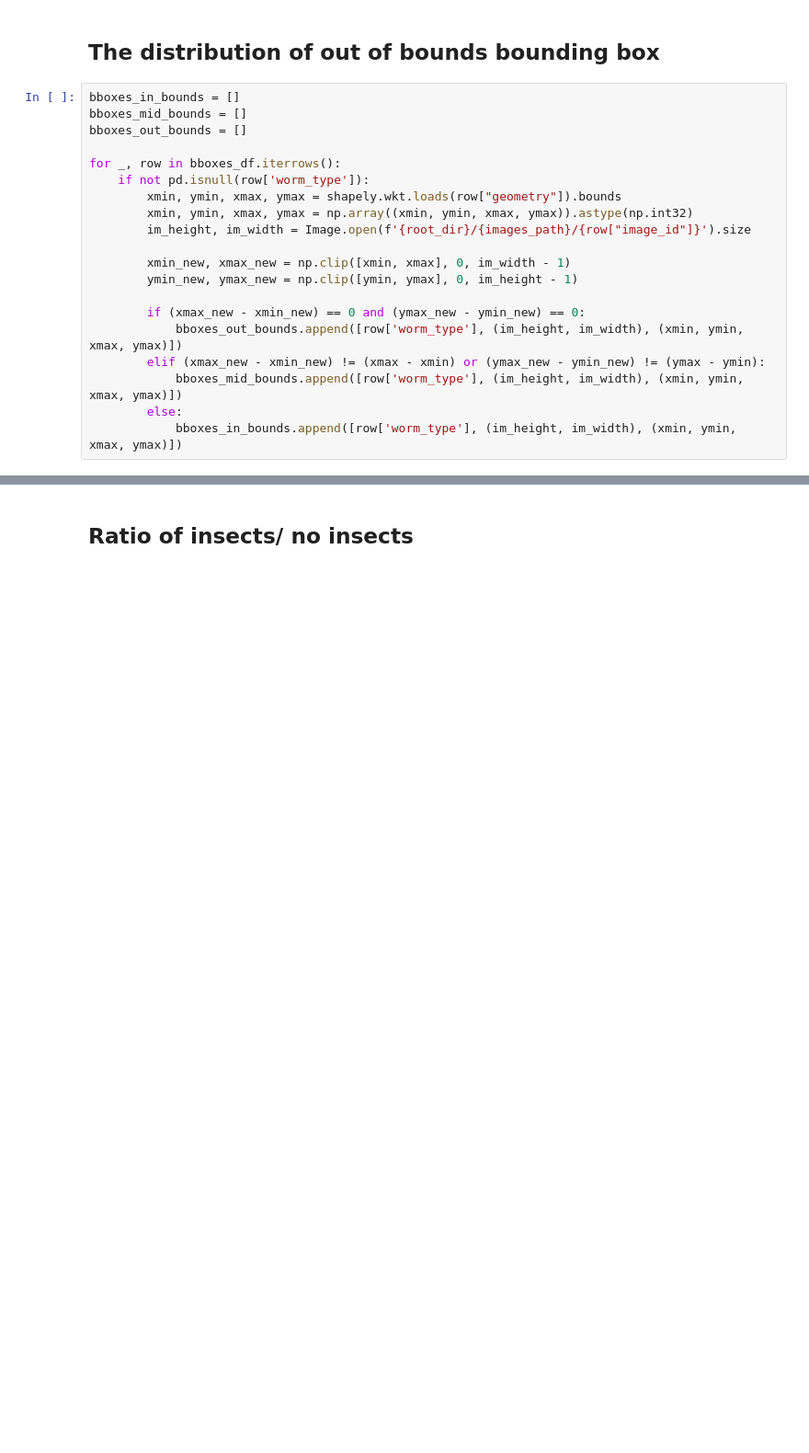
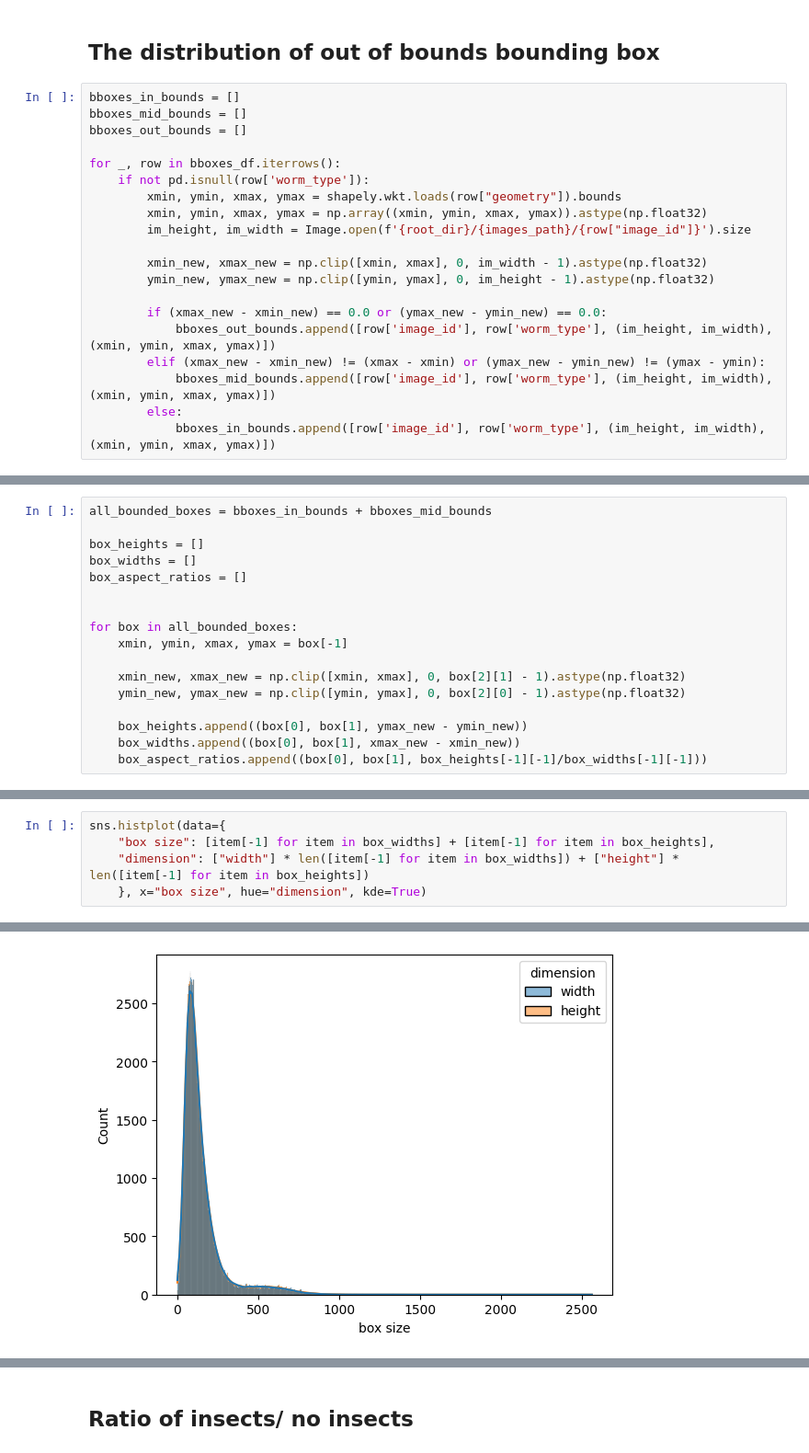
Before and after one commit to ArnolFokam/bollworm-counting-challenge, a Jupyter notebook: notebooks/dae.ipynb, the cells around one changed output, grey strips where cells are left out. Shown: that part at 92% size. Cells and saved outputs as stored; diff of their text form; blank space fills up the shorter version.

```diff
--- a/notebooks/dae.ipynb
+++ b/notebooks/dae.ipynb
@@ -145,18 +145,18 @@ bboxes_out_bounds = []
 for _, row in bboxes_df.iterrows():
     if not pd.isnull(row['worm_type']):
         xmin, ymin, xmax, ymax = shapely.wkt.loads(row["geometry"]).bounds
-        xmin, ymin, xmax, ymax = np.array((xmin, ymin, xmax, ymax)).astype(np.int32)
+        xmin, ymin, xmax, ymax = np.array((xmin, ymin, xmax, ymax)).astype(np.float32)
         im_height, im_width = Image.open(f'{root_dir}/{images_path}/{row["image_id"]}').size
 
-        xmin_new, xmax_new = np.clip([xmin, xmax], 0, im_width - 1)
-        ymin_new, ymax_new = np.clip([ymin, ymax], 0, im_height - 1)
+        xmin_new, xmax_new = np.clip([xmin, xmax], 0, im_width - 1).astype(np.float32)
+        ymin_new, ymax_new = np.clip([ymin, ymax], 0, im_height - 1).astype(np.float32)
 
-        if (xmax_new - xmin_new) == 0 and (ymax_new - ymin_new) == 0:
-            bboxes_out_bounds.append([row['worm_type'], (im_height, im_width), (xmin, ymin, xmax, ymax)])
+        if (xmax_new - xmin_new) == 0.0 or (ymax_new - ymin_new) == 0.0:
+            bboxes_out_bounds.append([row['image_id'], row['worm_type'], (im_height, im_width), (xmin, ymin, xmax, ymax)])
         elif (xmax_new - xmin_new) != (xmax - xmin) or (ymax_new - ymin_new) != (ymax - ymin):
-            bboxes_mid_bounds.append([row['worm_type'], (im_height, im_width), (xmin, ymin, xmax, ymax)])
+            bboxes_mid_bounds.append([row['image_id'], row['worm_type'], (im_height, im_width), (xmin, ymin, xmax, ymax)])
         else:
-            bboxes_in_bounds.append([row['worm_type'], (im_height, im_width), (xmin, ymin, xmax, ymax)])
+            bboxes_in_bounds.append([row['image_id'], row['worm_type'], (im_height, im_width), (xmin, ymin, xmax, ymax)])
 # %%
 print("In bonds", len(bboxes_in_bounds))
 print("Mid bonds", len(bboxes_mid_bounds))
@@ -167,0 +170,17 @@ Out bonds 19
+# %%
+all_bounded_boxes = bboxes_in_bounds + bboxes_mid_bounds
+
+box_heights = []
+box_widths = []
+box_aspect_ratios = []
+
+
+for box in all_bounded_boxes:
+    xmin, ymin, xmax, ymax = box[-1]
+
+    xmin_new, xmax_new = np.clip([xmin, xmax], 0, box[2][1] - 1).astype(np.float32)
+    ymin_new, ymax_new = np.clip([ymin, ymax], 0, box[2][0] - 1).astype(np.float32)
+
+    box_heights.append((box[0], box[1], ymax_new - ymin_new))
+    box_widths.append((box[0], box[1], xmax_new - xmin_new))
+    box_aspect_ratios.append((box[0], box[1], box_heights[-1][-1]/box_widths[-1][-1]))
@@ -167,0 +195,6 @@ Out bonds 19
+# %%
+sns.histplot(data={
+    "box size": [item[-1] for item in box_widths] + [item[-1] for item in box_heights],
+    "dimension": ["width"] * len([item[-1] for item in box_widths]) + ["height"] * len([item[-1] for item in box_heights])
+    }, x="box size", hue="dimension", kde=True)
+# %% [output]
@@ -167,0 +202 @@ Out bonds 19
+[figure, added]
```
Also changed, not shown: parts of 13 cells of this notebook.
